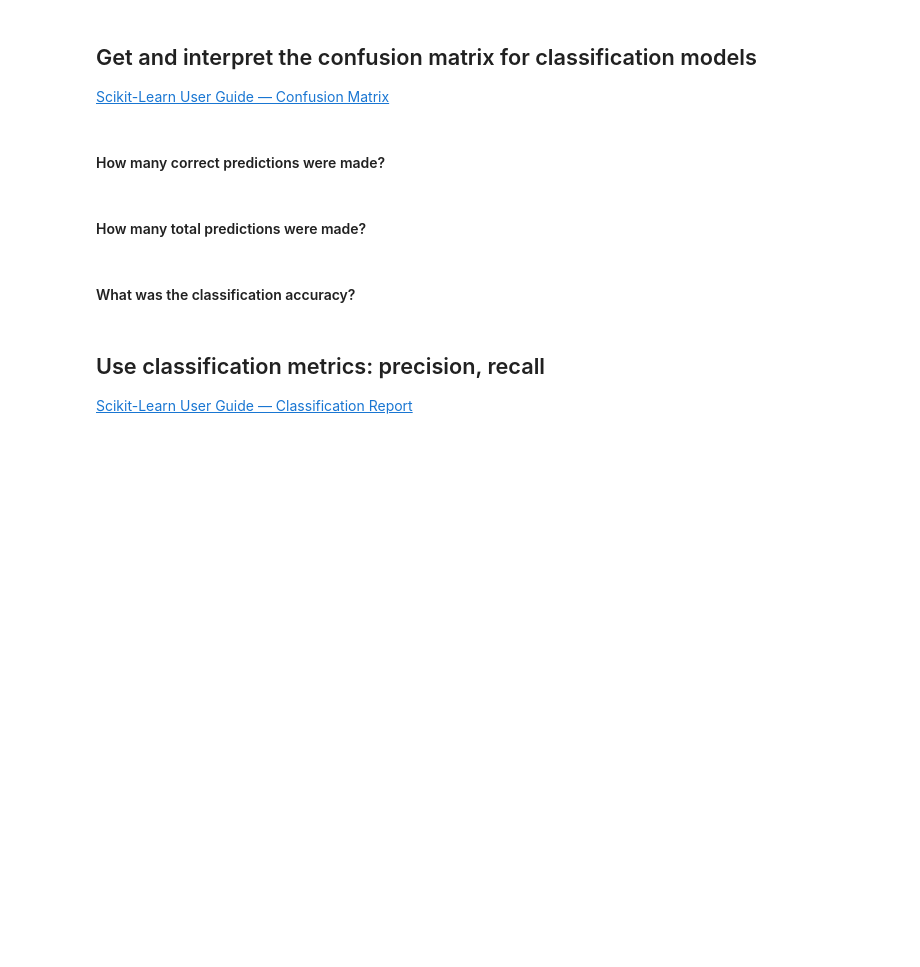
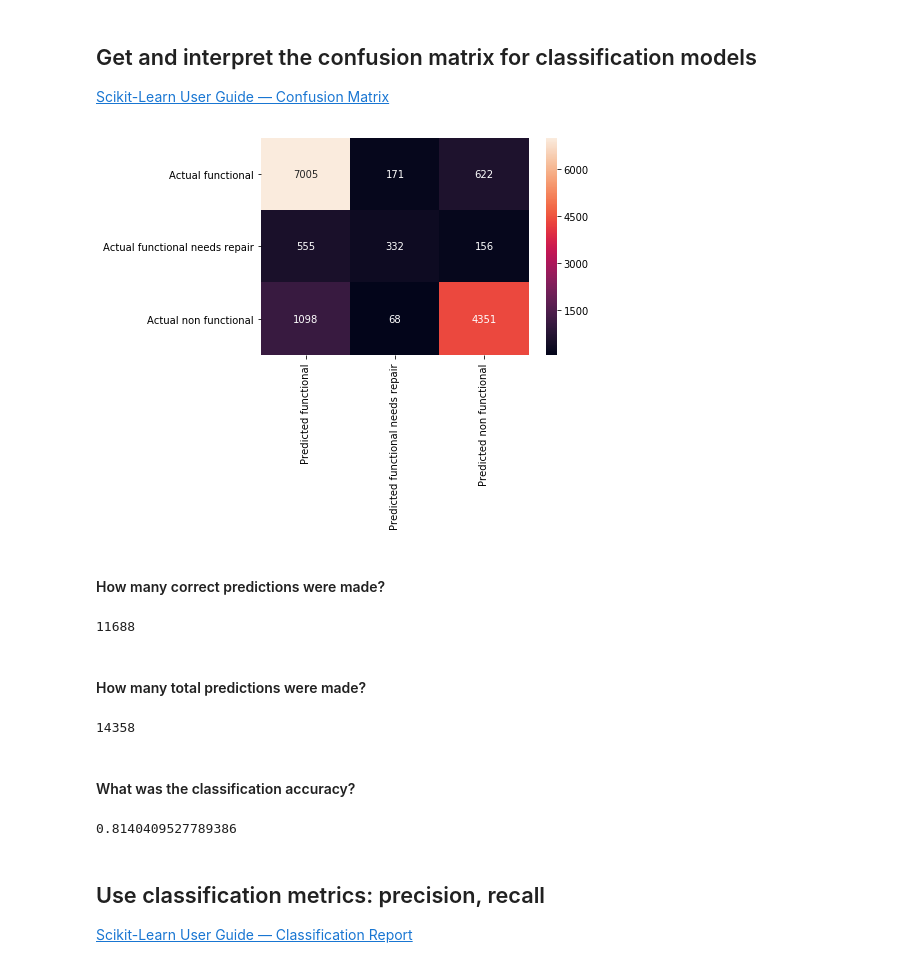
Before and after one commit to JimKing100/DS-Unit-2-Kaggle-Challenge, a Jupyter notebook: module4/Kaggle_Module_4_Actual_Lesson.ipynb, the cells around one changed output. Drawn from its saved outputs; the diff is of its cells as text; code cells hidden in the pictures; blank space fills up the shorter version.

```diff
--- a/module4/Kaggle_Module_4_Actual_Lesson.ipynb
+++ b/module4/Kaggle_Module_4_Actual_Lesson.ipynb
@@ -134,12 +156,48 @@ print('Validation Accuracy', accuracy_score(y_val, y_pred))
 ## Get and interpret the confusion matrix for classification models
 
 [Scikit-Learn User Guide — Confusion Matrix](https://scikit-learn.org/stable/modules/model_evaluation.html#confusion-matrix)
+# %%
+from sklearn.metrics import confusion_matrix
+from sklearn.utils.multiclass import unique_labels
+
+# confusion_matrix(y_val, y_pred)
+# unique_labels(y_pred)
+
+# 1. Create correct labels.
+
+def plot_confusion_matrix(y_true, y_pred):
+  labels = unique_labels(y_pred)
+  columns = [f'Predicted {label}' for label in labels]
+  index = [f'Actual {label}' for label in labels]
+
+  table = pd.DataFrame(confusion_matrix(y_true, y_pred), columns=columns, index=index)
+
+  return sns.heatmap(table, annot=True, fmt='d')
+
+plot_confusion_matrix(y_val, y_pred);
+# %% [output]
+[figure, added]
 # %% [markdown]
 #### How many correct predictions were made?
+# %%
+Correct_Predictions = 7005 + 332 + 4351
+Correct_Predictions
+# %% [output]
+11688
 # %% [markdown]
 #### How many total predictions were made?
+# %%
+Total_Predictions = 7005 +171 +622 +555 + 332 + 156 + 1098 + 68 + 4351
+Total_Predictions
+# %% [output]
+14358
 # %% [markdown]
 #### What was the classification accuracy?
+# %%
+accuracy = Correct_Predictions / Total_Predictions
+accuracy
+# %% [output]
+0.8140409527789386
 # %% [markdown]
 ## Use classification metrics: precision, recall
 [Scikit-Learn User Guide — Classification Report](https://scikit-learn.org/stable/modules/model_evaluation.html#classification-report)
```
Also changed, not shown: parts of 22 cells of this notebook.
